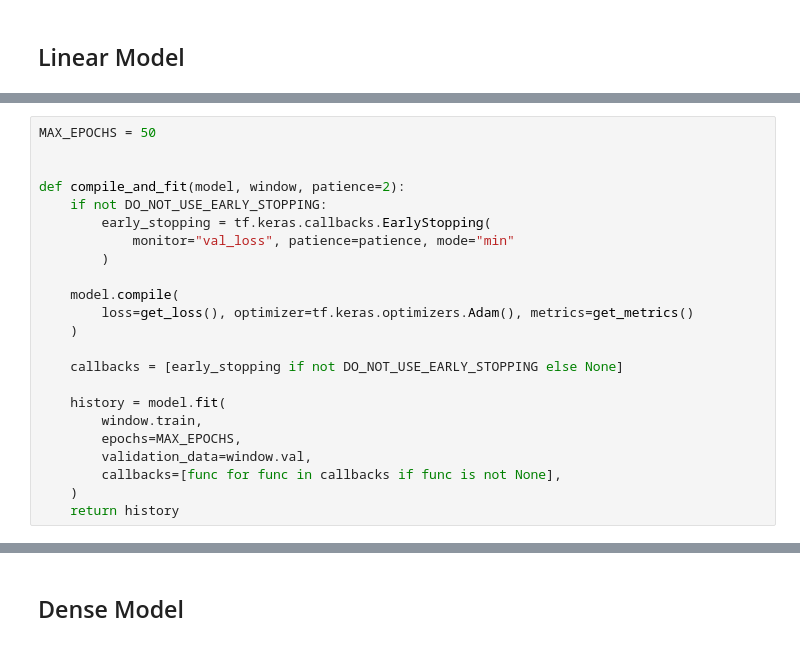
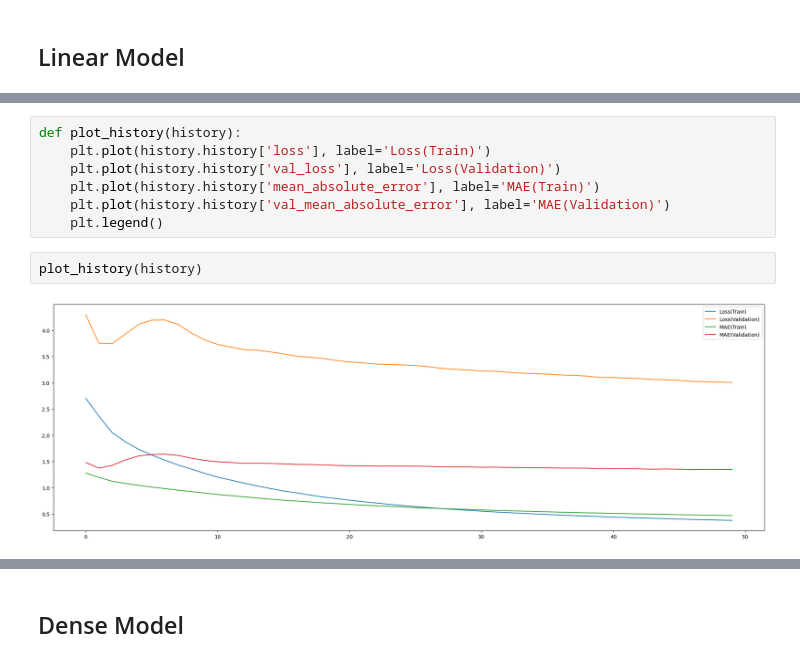
Before and after one commit to hubtru/SalesTrendsAnalyzer, a Jupyter notebook: training(h)_w_optimized.ipynb, the cells around one changed output, grey strips where cells are left out. Cells and saved outputs as stored; diff of their text form.

```diff
--- a/training(h)_w_optimized.ipynb
+++ b/training(h)_w_optimized.ipynb
@@ -397,29 +419,6 @@ Total params: 262
 Trainable params: 262
 Non-trainable params: 0
 _________________________________________________________________
-# %%
-MAX_EPOCHS = 50
-
-
-def compile_and_fit(model, window, patience=2):
-    if not DO_NOT_USE_EARLY_STOPPING:
-        early_stopping = tf.keras.callbacks.EarlyStopping(
-            monitor="val_loss", patience=patience, mode="min"
-        )
-
-    model.compile(
-        loss=get_loss(), optimizer=tf.keras.optimizers.Adam(), metrics=get_metrics()
-    )
-
-    callbacks = [early_stopping if not DO_NOT_USE_EARLY_STOPPING else None]
-
-    history = model.fit(
-        window.train,
-        epochs=MAX_EPOCHS,
-        validation_data=window.val,
-        callbacks=[func for func in callbacks if func is not None],
-    )
-    return history
 # %%
 history = compile_and_fit(linear, single_step_window)
 
@@ -445,3 +444,14 @@ Epoch 50/50
+# %%
+def plot_history(history):
+    plt.plot(history.history['loss'], label='Loss(Train)')
+    plt.plot(history.history['val_loss'], label='Loss(Validation)')
+    plt.plot(history.history['mean_absolute_error'], label='MAE(Train)')
+    plt.plot(history.history['val_mean_absolute_error'], label='MAE(Validation)')
+    plt.legend()
+# %%
+plot_history(history)
+# %% [output]
+[figure, added]
 # %%
 single_step_window.plot(linear, used_normalization=normalization_params)
 # %% [output]
```
Also changed, not shown: parts of 19 cells of this notebook, 2 other files.
